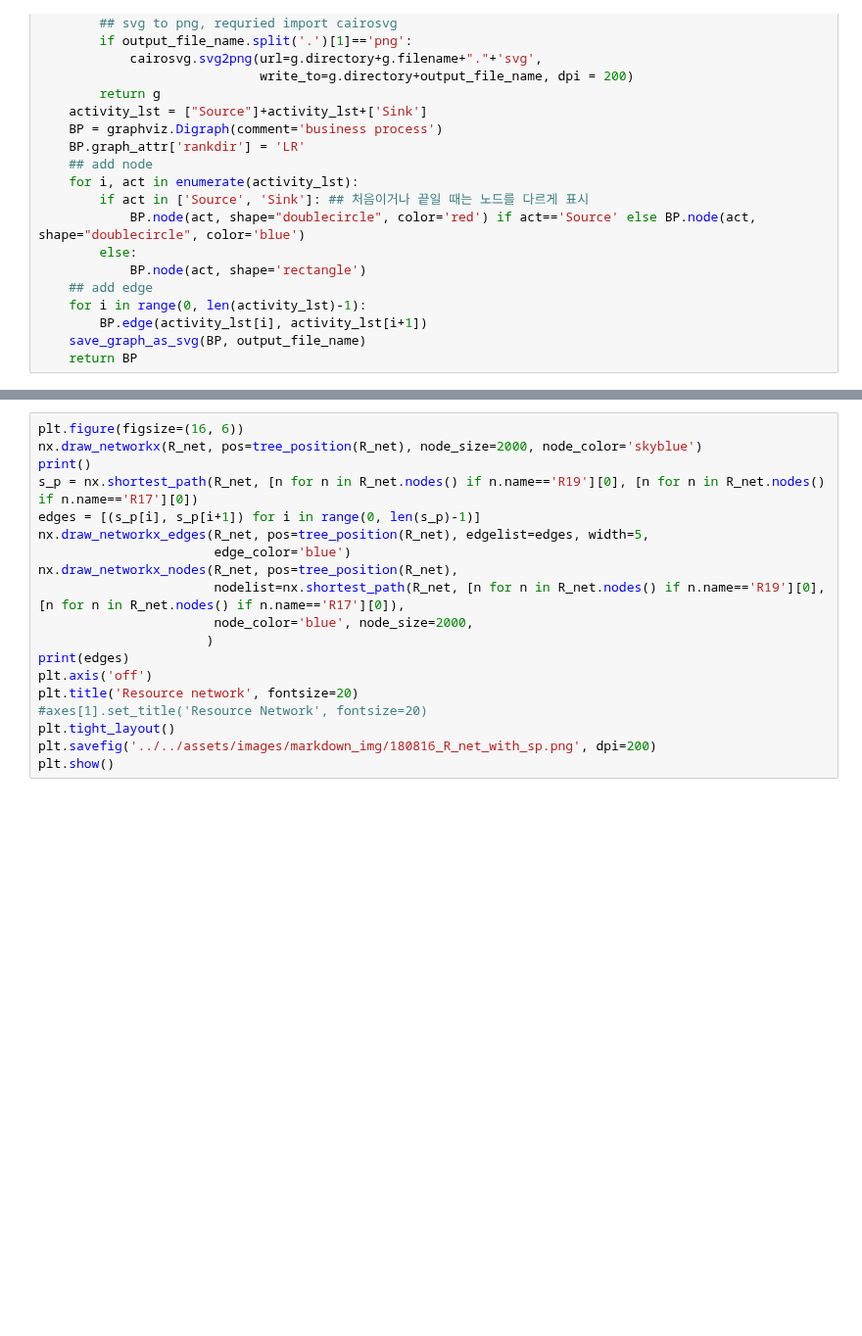
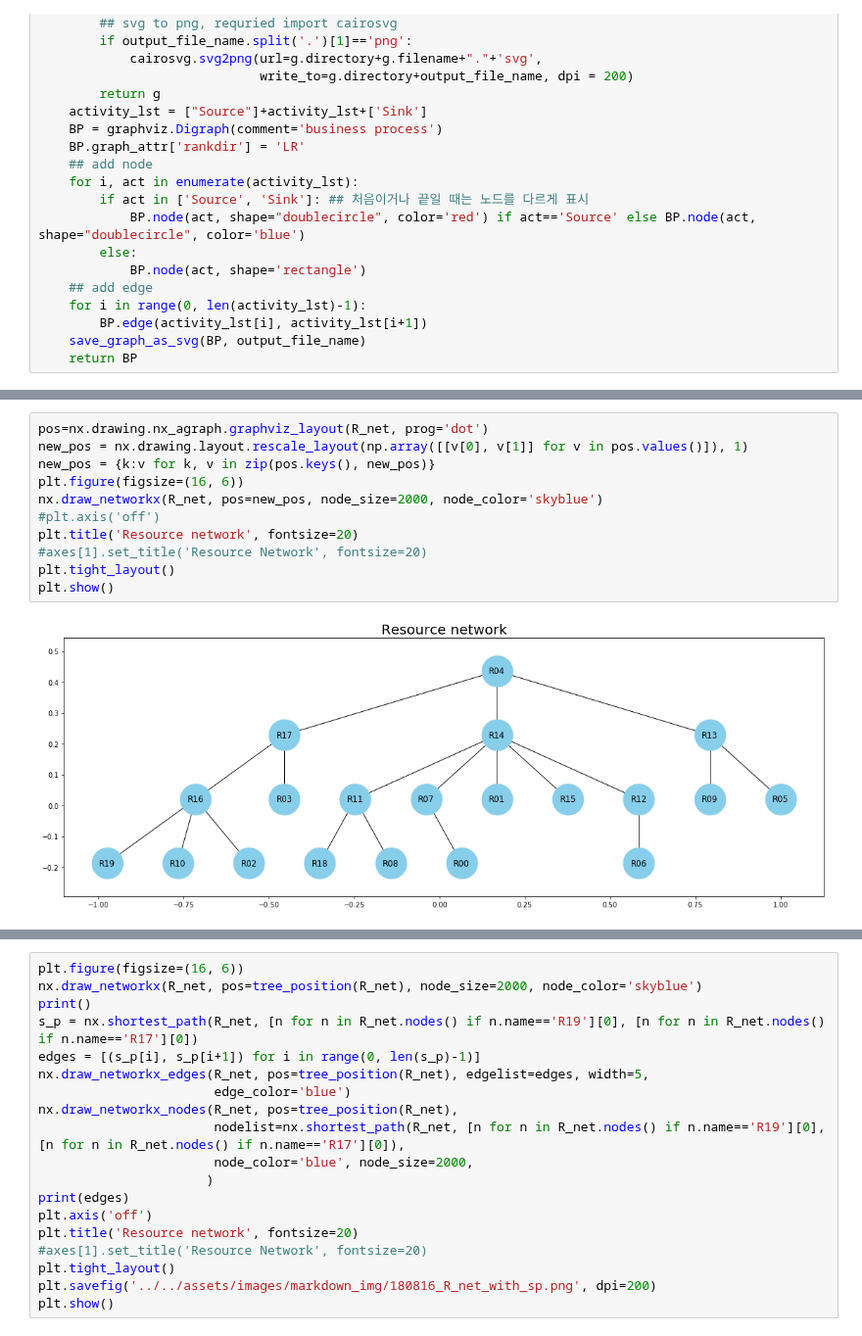
Before and after one commit to frhyme/frhyme.github.io, a Jupyter notebook: _posts/personal_ipynb/process and organization.ipynb, the cells around one changed output, grey strips where cells are left out. Shown at 98% size. Saved outputs shown, nothing was run; the diff lists cells and outputs as text; blank space fills up the shorter version.

```diff
--- a/_posts/personal_ipynb/process and organization.ipynb
+++ b/_posts/personal_ipynb/process and organization.ipynb
@@ -226,0 +188,13 @@ plt.show()
+# %%
+pos=nx.drawing.nx_agraph.graphviz_layout(R_net, prog='dot')
+new_pos = nx.drawing.layout.rescale_layout(np.array([[v[0], v[1]] for v in pos.values()]), 1)
+new_pos = {k:v for k, v in zip(pos.keys(), new_pos)}
+plt.figure(figsize=(16, 6))
+nx.draw_networkx(R_net, pos=new_pos, node_size=2000, node_color='skyblue')
+#plt.axis('off')
+plt.title('Resource network', fontsize=20)
+#axes[1].set_title('Resource Network', fontsize=20)
+plt.tight_layout()
+plt.show()
+# %% [output]
+[figure, added]
```
Also changed, not shown: parts of 13 cells of this notebook, 3 other files.
